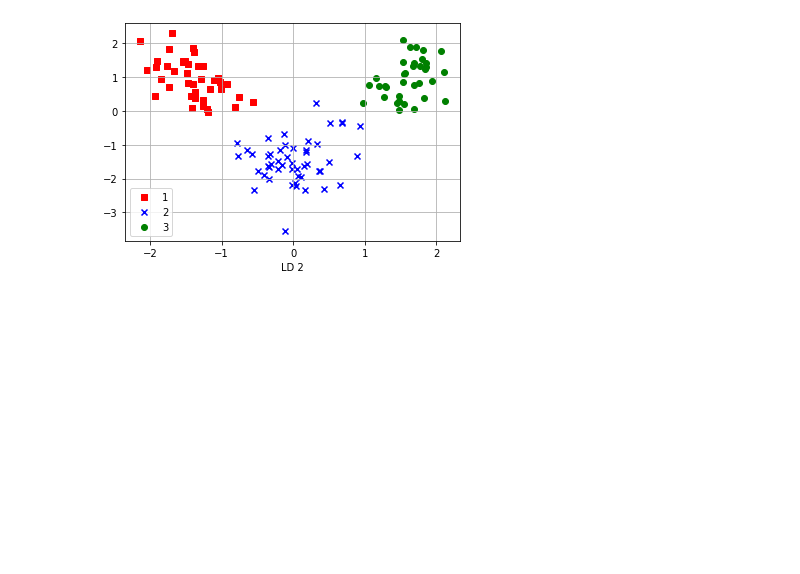
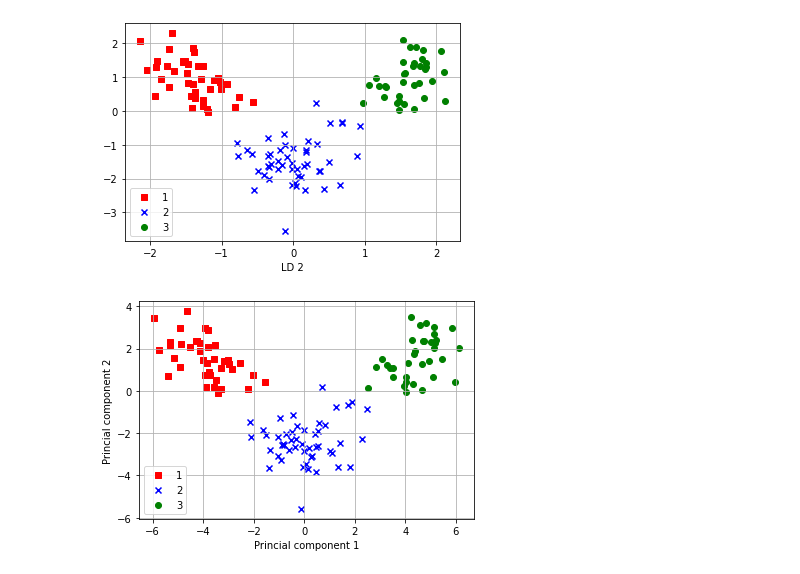
Before and after one commit to jucajata/Machine-Learning, a Jupyter notebook: RD_LinearDiscriminantAnalysis.ipynb, the cells around one changed output. Drawn from its saved outputs; the diff is of its cells as text; code cells hidden in the pictures; blank space fills up the shorter version.

```diff
--- a/RD_LinearDiscriminantAnalysis.ipynb
+++ b/RD_LinearDiscriminantAnalysis.ipynb
@@ -203,9 +204,9 @@ $$\textbf{X}^{'}=\textbf{X}\textbf{W}$$
 # %%
 X_train_lda = X_train_std.dot(w)
 colors = ['r','b','g']
-markets = ['s','x','o']
+markers = ['s','x','o']
 
-for l, c, m in zip(np.unique(y_train), colors, markets):
+for l, c, m in zip(np.unique(y_train), colors, markers):
   plt.scatter(X_train_lda[y_train==l, 0], X_train_lda[y_train==l, 1]*(-1), c=c, label=l, marker=m)
 
 plt.xlabel('LD 1')
@@ -215,3 +216,18 @@ plt.grid()
 plt.show()
 # %% [output]
 [figure]
+# %%
+lda = LDA(n_components=2)
+
+X_train_lda = lda.fit_transform(X_train_std, y_train)
+
+for l, c, m in zip(np.unique(y_train), colors, markers):
+  plt.scatter(X_train_lda[y_train==l, 0], X_train_lda[y_train==l, 1], c=c, label=l, marker=m)
+
+plt.xlabel('Princial component 1')
+plt.ylabel('Princial component 2')
+plt.legend()
+plt.grid()
+plt.show()
+# %% [output]
+[figure, added]
```
Also changed, not shown: parts of 1 cell of this notebook.
